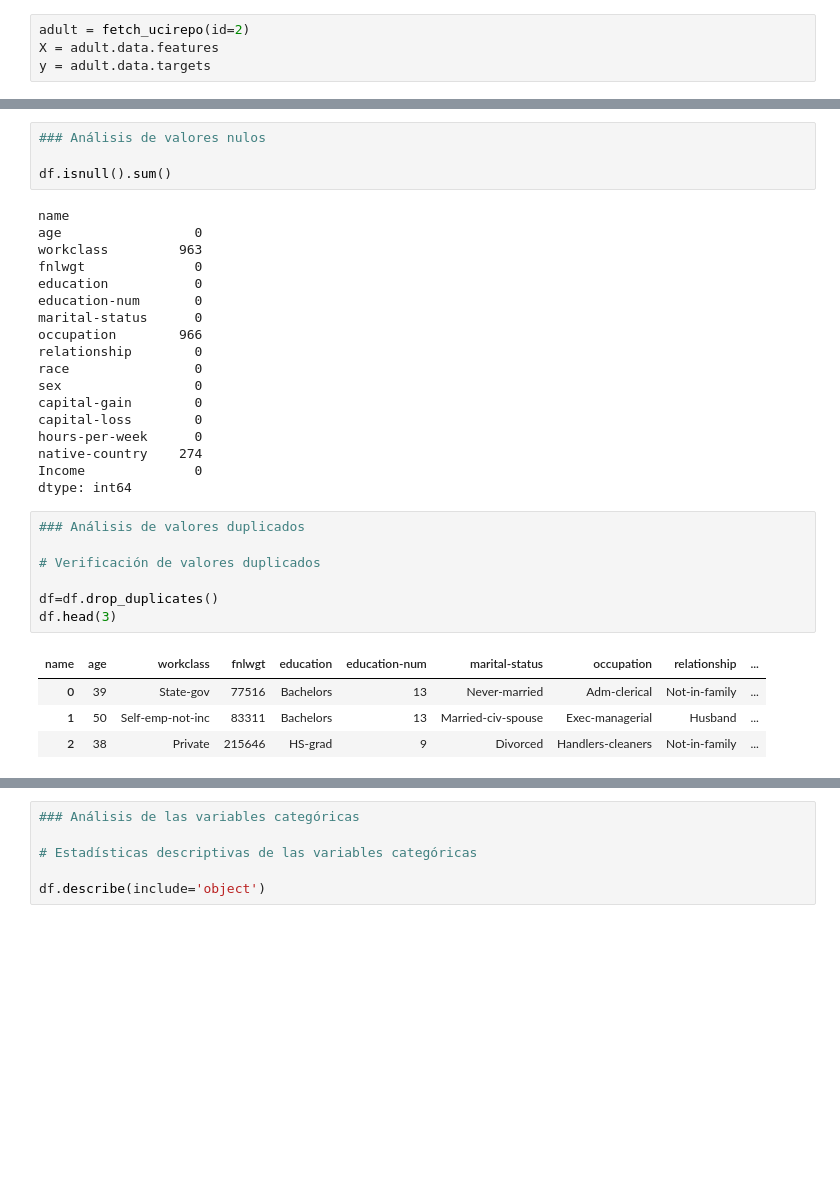
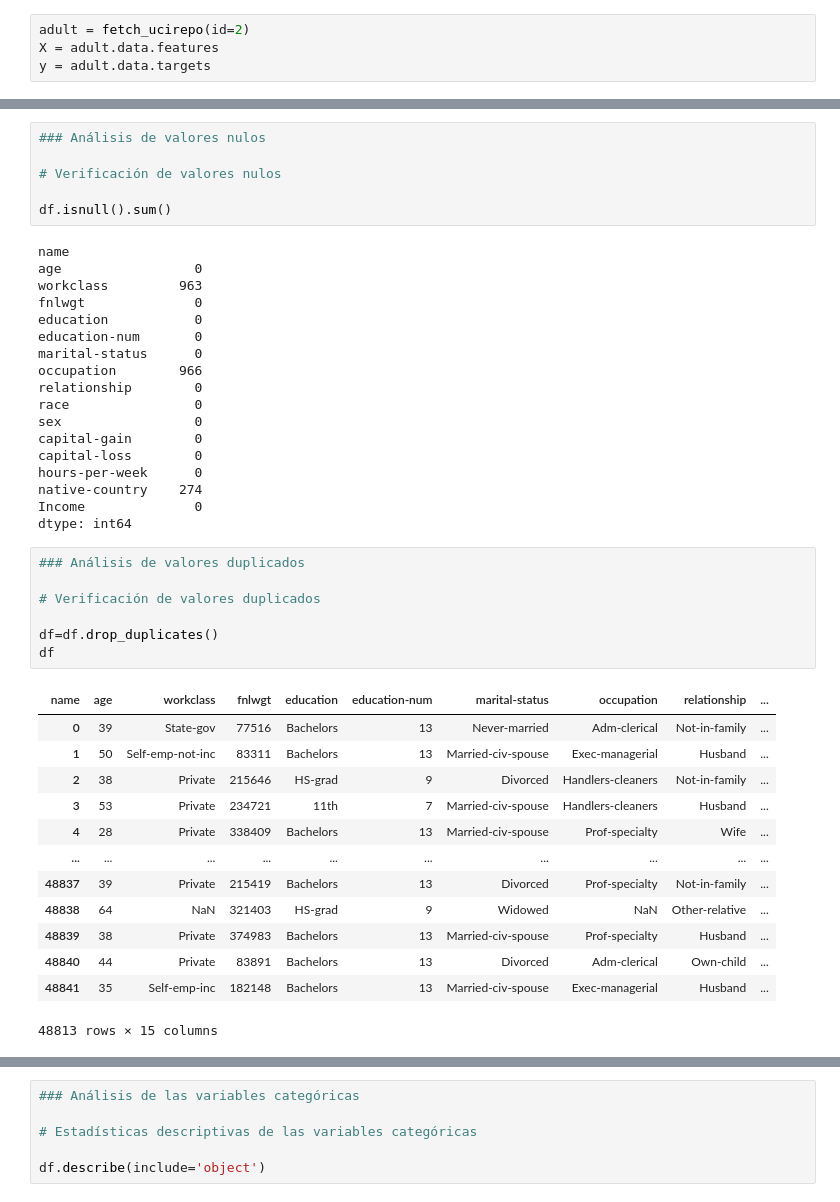
Before and after one commit to caljure/IncomeDataSet, a Jupyter notebook: modelo/4.Preprocesamiento_Entrenamiento.ipynb, the cells around one changed output, grey strips where cells are left out. Drawn from its saved outputs; the diff is of its cells as text; blank space fills up the shorter version.

```diff
--- a/modelo/4.Preprocesamiento_Entrenamiento.ipynb
+++ b/modelo/4.Preprocesamiento_Entrenamiento.ipynb
@@ -61,6 +82,8 @@ memory usage: 5.6+ MB
 # %%
 ### Análisis de valores nulos
 
+# Verificación de valores nulos
+
 df.isnull().sum()
 # %% [output]
 name
@@ -83,12 +106,21 @@ dtype: int64
 # %%
 ### Análisis de valores duplicados
 
 # Verificación de valores duplicados
 
 df=df.drop_duplicates()
-df.head(3)
+df
 # %% [output]
 | name | age | workclass | fnlwgt | education | education-num | marital-status | occupation | relationship | ... |
 | 0 | 39 | State-gov | 77516 | Bachelors | 13 | Never-married | Adm-clerical | Not-in-family | ... |
 | 1 | 50 | Self-emp-not-inc | 83311 | Bachelors | 13 | Married-civ-spouse | Exec-managerial | Husband | ... |
 | 2 | 38 | Private | 215646 | HS-grad | 9 | Divorced | Handlers-cleaners | Not-in-family | ... |
+| 3 | 53 | Private | 234721 | 11th | 7 | Married-civ-spouse | Handlers-cleaners | Husband | ... |
+| 4 | 28 | Private | 338409 | Bachelors | 13 | Married-civ-spouse | Prof-specialty | Wife | ... |
+| ... | ... | ... | ... | ... | ... | ... | ... | ... | ... |
+| 48837 | 39 | Private | 215419 | Bachelors | 13 | Divorced | Prof-specialty | Not-in-family | ... |
+| 48838 | 64 | NaN | 321403 | HS-grad | 9 | Widowed | NaN | Other-relative | ... |
+| 48839 | 38 | Private | 374983 | Bachelors | 13 | Married-civ-spouse | Prof-specialty | Husband | ... |
+| 48840 | 44 | Private | 83891 | Bachelors | 13 | Divorced | Adm-clerical | Own-child | ... |
+| 48841 | 35 | Self-emp-inc | 182148 | Bachelors | 13 | Married-civ-spouse | Exec-managerial | Husband | ... |
+48813 rows × 15 columns
```
Also changed, not shown: parts of 29 cells of this notebook, 3 other files.
